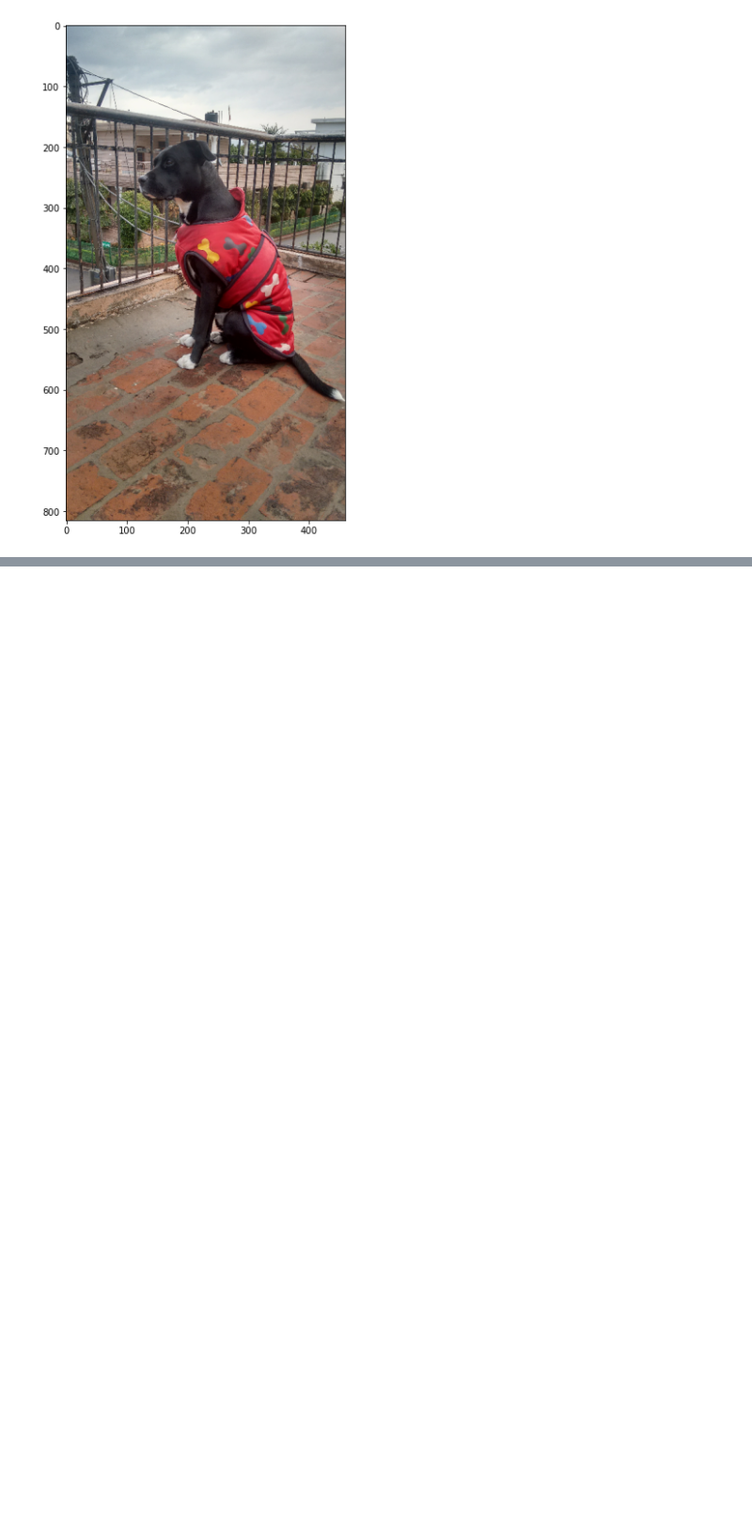
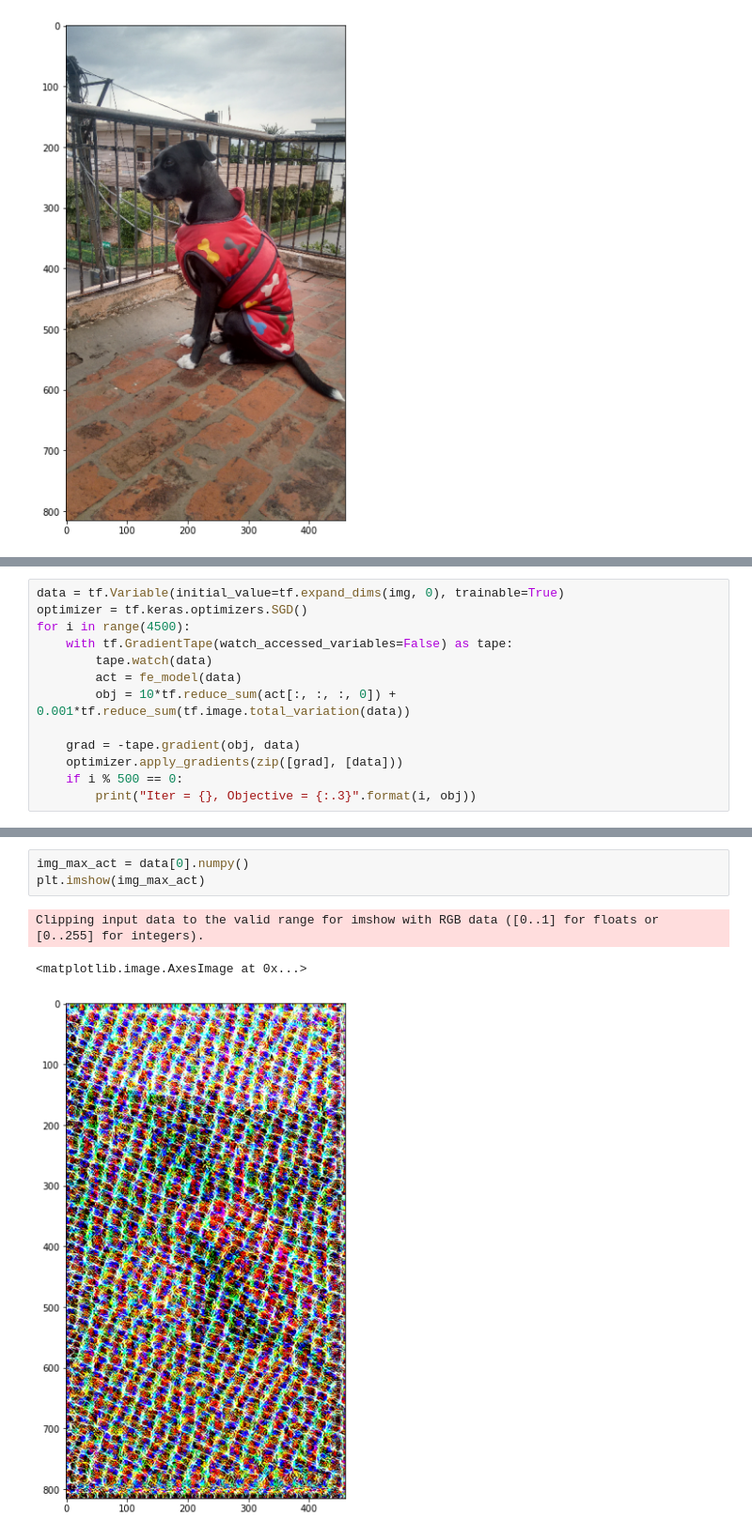
Before and after one commit to meersuri/JupyterNotebooks, a Jupyter notebook: deepdream.ipynb, the cells around one changed output, grey strips where cells are left out. Shown at 94% size. Drawn from its saved outputs; the diff is of its cells as text; blank space fills up the shorter version.

```diff
--- a/deepdream.ipynb
+++ b/deepdream.ipynb
@@ -66,0 +74,13 @@ Clipping input data to the valid range for imshow with RGB data ([0..1] for floa
+# %%
+data = tf.Variable(initial_value=tf.expand_dims(img, 0), trainable=True)
+optimizer = tf.keras.optimizers.SGD()
+for i in range(4500):
+    with tf.GradientTape(watch_accessed_variables=False) as tape:
+        tape.watch(data)
+        act = fe_model(data)
+        obj = 10*tf.reduce_sum(act[:, :, :, 0]) + 0.001*tf.reduce_sum(tf.image.total_variation(data))
+
+    grad = -tape.gradient(obj, data)
+    optimizer.apply_gradients(zip([grad], [data]))
+    if i % 500 == 0:
+        print("Iter = {}, Objective = {:.3}".format(i, obj))
@@ -66,0 +97,7 @@ Clipping input data to the valid range for imshow with RGB data ([0..1] for floa
+# %%
+img_max_act = data[0].numpy()
+plt.imshow(img_max_act)
+# %% [output]
+Clipping input data to the valid range for imshow with RGB data ([0..1] for floats or [0..255] for integers).
+<matplotlib.image.AxesImage at 0x...>
+[figure, added]
```
Also changed, not shown: parts of 6 cells of this notebook.
